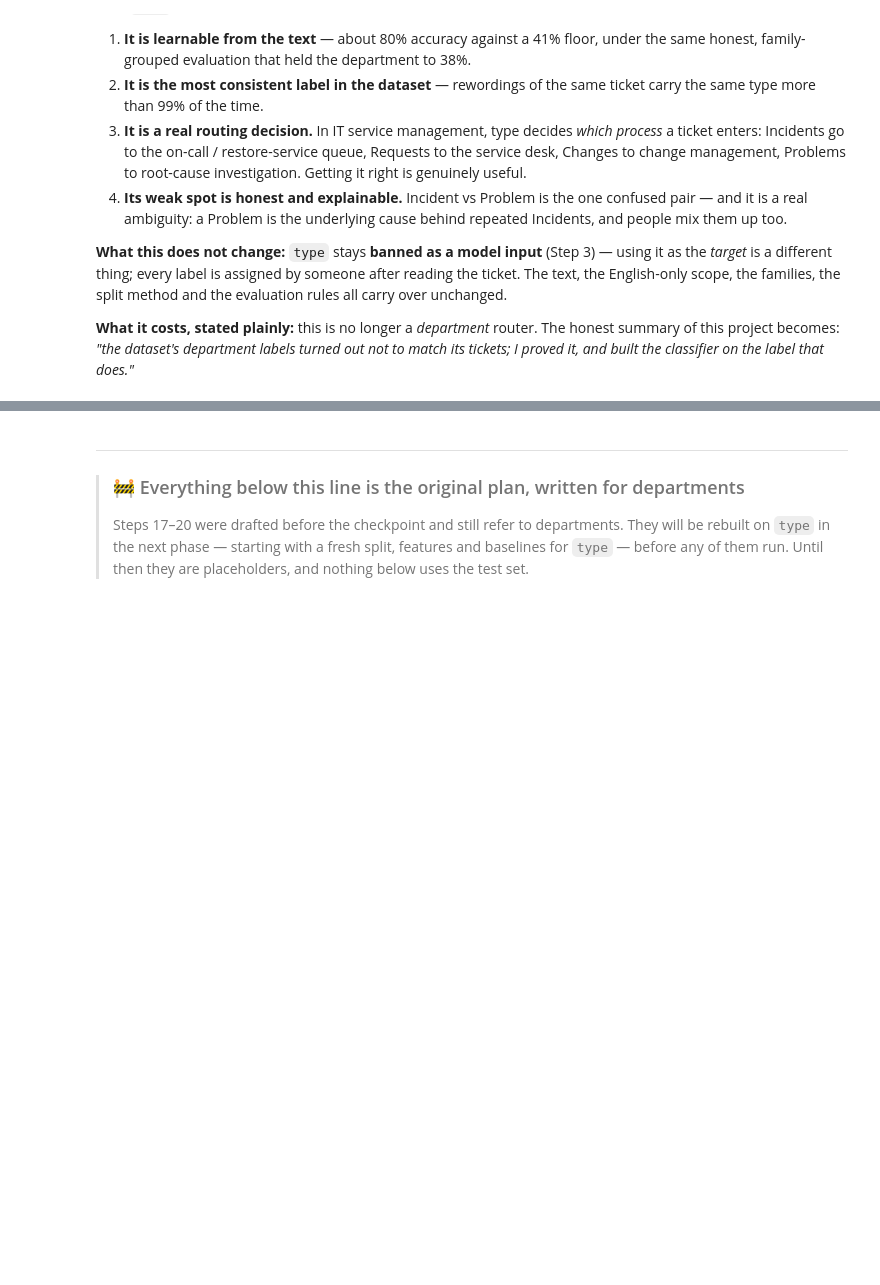
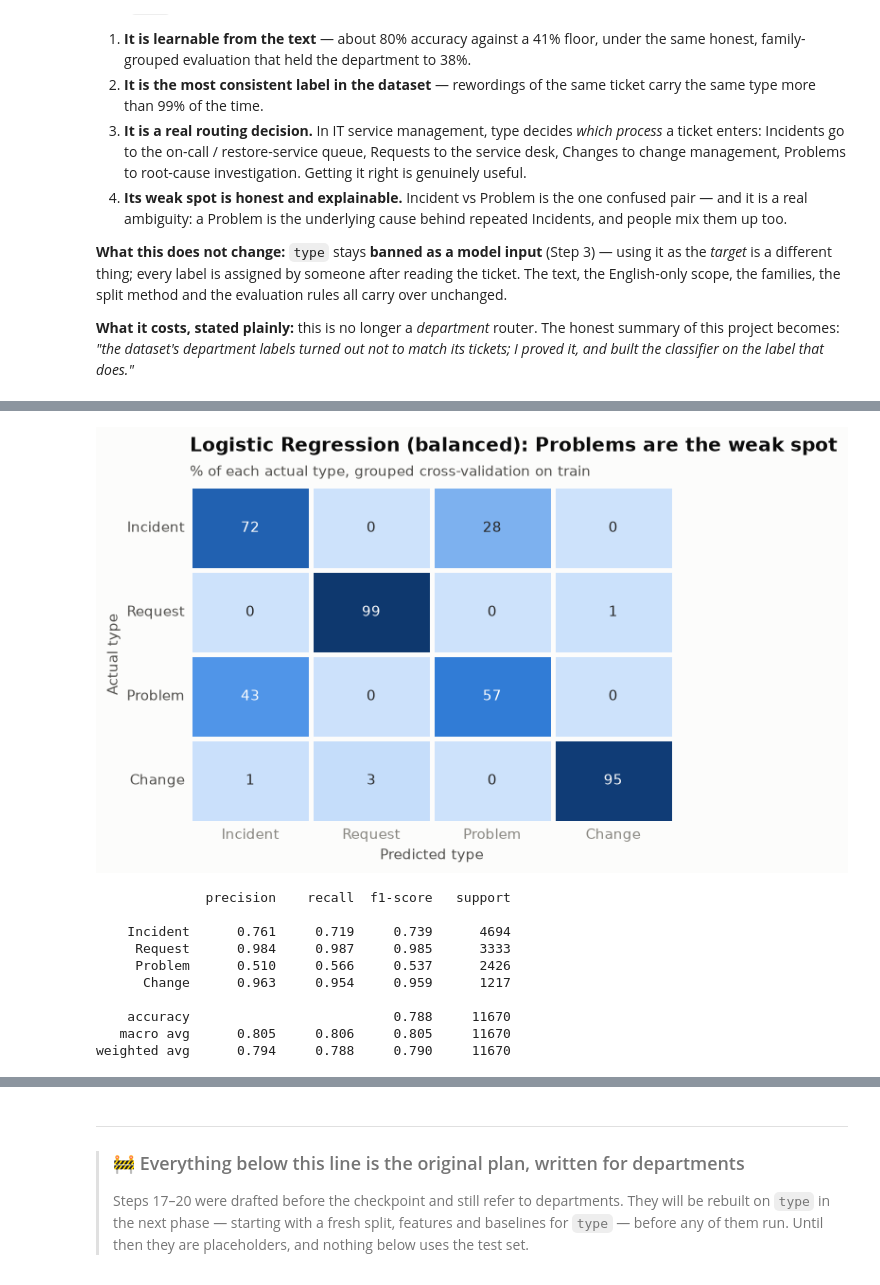
Before and after one commit to karthikiyer365/Live, a Jupyter notebook: topic-classification/department_classifier_pipeline.ipynb, the cells around one changed output, grey strips where cells are left out. Drawn from its saved outputs; the diff is of its cells as text; code cells hidden in the pictures; blank space fills up the shorter version.

```diff
--- a/topic-classification/department_classifier_pipeline.ipynb
+++ b/topic-classification/department_classifier_pipeline.ipynb
@@ -1722,0 +1869,28 @@ classifier on the label that does."*
+# %%
+# Phase 4B (errors) — where the selected model goes wrong, by type (cross-validation on train)
+sel_cm = pd.DataFrame(confusion_matrix(y_train, type_preds[BEST_TYPE_MODEL], labels=TYPES, normalize="true") * 100,
+                      index=TYPES, columns=TYPES)
+fig, ax = plt.subplots(figsize=(6, 4.2))
+sns.heatmap(sel_cm, annot=True, fmt=".0f", cmap=BLUES, vmin=0, vmax=100, cbar=False, linewidths=2,
+            linecolor=SURFACE, annot_kws={"fontsize": 10}, ax=ax)
+ax.grid(False)
+ax.tick_params(length=0)
+ax.set_yticklabels(TYPES, rotation=0)
+ax.set_xlabel("Predicted type")
+ax.set_ylabel("Actual type")
+ax.set_title(f"{BEST_TYPE_MODEL}: Problems are the weak spot", pad=24)
+ax.text(0, 1.03, "% of each actual type, grouped cross-validation on train", transform=ax.transAxes, fontsize=9.5, color=INK_2)
+plt.show()
+print(classification_report(y_train, type_preds[BEST_TYPE_MODEL], labels=TYPES, digits=3))
+# %% [output]
+[figure, added]
+              precision    recall  f1-score   support
+
+    Incident      0.761     0.719     0.739      4694
+     Request      0.984     0.987     0.985      3333
+     Problem      0.510     0.566     0.537      2426
+      Change      0.963     0.954     0.959      1217
+
+    accuracy                          0.788     11670
+   macro avg      0.805     0.806     0.805     11670
+weighted avg      0.794     0.788     0.790     11670
```
Also changed, not shown: parts of 10 cells of this notebook.
